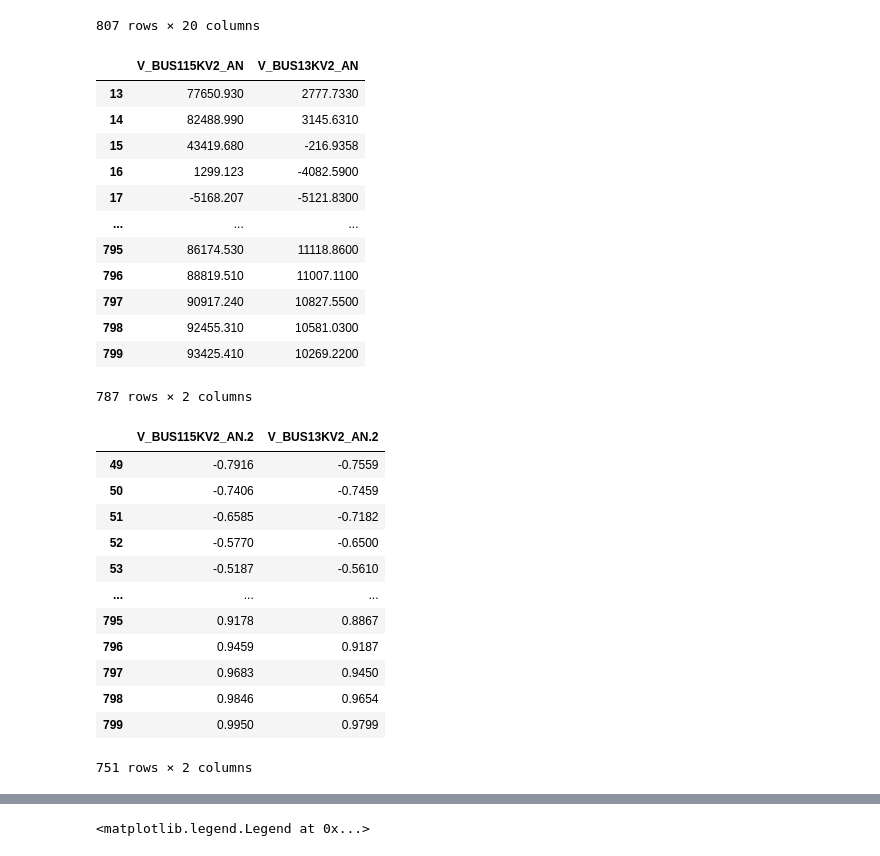
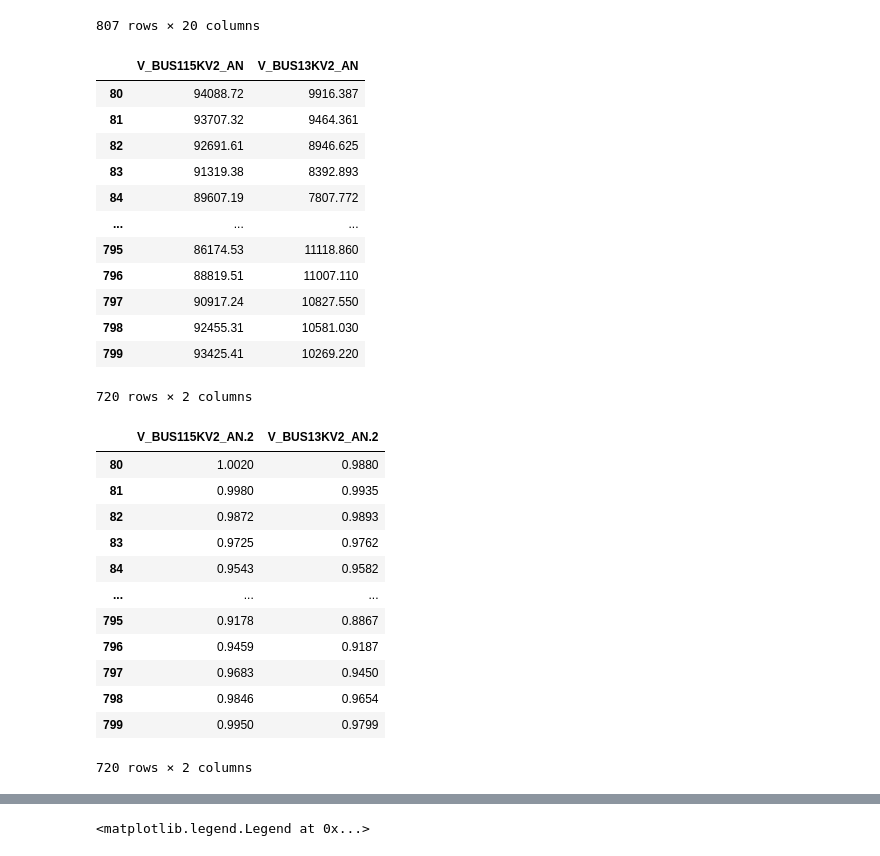
Before and after one commit to nano2547/PS-Research, a Jupyter notebook: AL012CorrCovTesting.ipynb, the cells around one changed output, grey strips where cells are left out. Drawn from its saved outputs; the diff is of its cells as text; code cells hidden in the pictures.

```diff
--- a/AL012CorrCovTesting.ipynb
+++ b/AL012CorrCovTesting.ipynb
@@ -261,37 +259,37 @@ df
 | 806 | NaN | NaN | NaN | NaN | NaN | NaN | NaN | ... |
 807 rows × 20 columns
 # %%
-data = df[df['Time']> 0.25e4].iloc[:, 1:3]
+data = df[df['Time']> 1.66e4].iloc[:, 1:3]
 data
 # %% [output]
 |  | V_BUS115KV2_AN | V_BUS13KV2_AN |
-| 13 | 77650.930 | 2777.7330 |
-| 14 | 82488.990 | 3145.6310 |
-| 15 | 43419.680 | -216.9358 |
-| 16 | 1299.123 | -4082.5900 |
-| 17 | -5168.207 | -5121.8300 |
+| 80 | 94088.72 | 9916.387 |
+| 81 | 93707.32 | 9464.361 |
+| 82 | 92691.61 | 8946.625 |
+| 83 | 91319.38 | 8392.893 |
+| 84 | 89607.19 | 7807.772 |
 | ... | ... | ... |
-| 795 | 86174.530 | 11118.8600 |
-| 796 | 88819.510 | 11007.1100 |
-| 797 | 90917.240 | 10827.5500 |
-| 798 | 92455.310 | 10581.0300 |
-| 799 | 93425.410 | 10269.2200 |
+| 795 | 86174.53 | 11118.860 |
+| 796 | 88819.51 | 11007.110 |
+| 797 | 90917.24 | 10827.550 |
+| 798 | 92455.31 | 10581.030 |
+| 799 | 93425.41 | 10269.220 |
-787 rows × 2 columns
+720 rows × 2 columns
 # %%
-data_t = df[df['Time']> 1e4].iloc[:, 11:13]
+data_t = df[df['Time']> 1.66e4].iloc[:, 11:13]
 
 data_t
 # %% [output]
 |  | V_BUS115KV2_AN.2 | V_BUS13KV2_AN.2 |
-| 49 | -0.7916 | -0.7559 |
-| 50 | -0.7406 | -0.7459 |
-| 51 | -0.6585 | -0.7182 |
-| 52 | -0.5770 | -0.6500 |
-| 53 | -0.5187 | -0.5610 |
+| 80 | 1.0020 | 0.9880 |
+| 81 | 0.9980 | 0.9935 |
+| 82 | 0.9872 | 0.9893 |
+| 83 | 0.9725 | 0.9762 |
+| 84 | 0.9543 | 0.9582 |
 | ... | ... | ... |
 | 795 | 0.9178 | 0.8867 |
 | 796 | 0.9459 | 0.9187 |
 | 797 | 0.9683 | 0.9450 |
 | 798 | 0.9846 | 0.9654 |
 | 799 | 0.9950 | 0.9799 |
-751 rows × 2 columns
+720 rows × 2 columns
```
Also changed, not shown: parts of 4 cells of this notebook.
